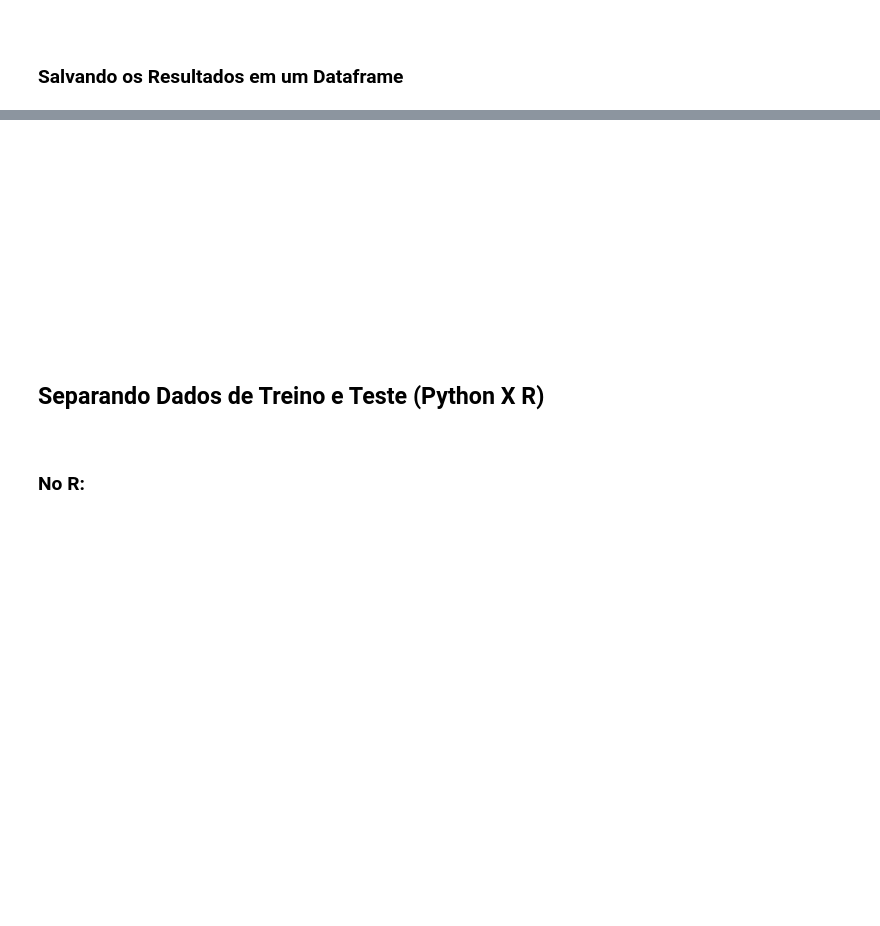
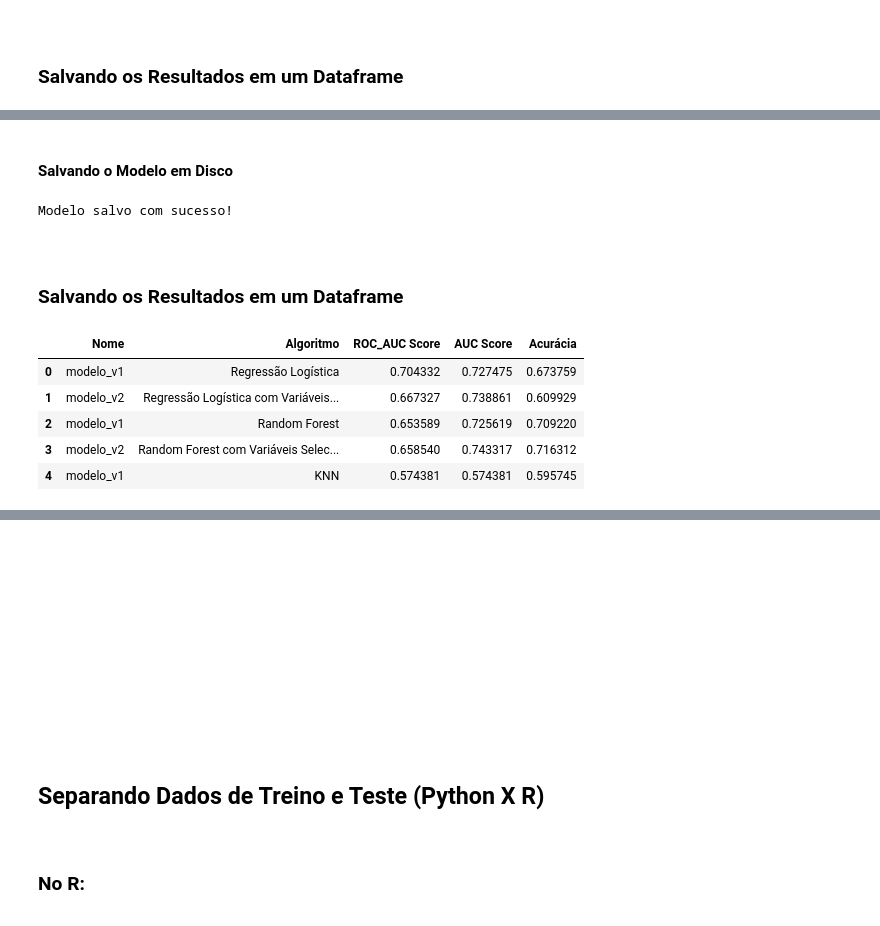
Before and after one commit to EduardoBran/Python_-_Machine_Learning, a Jupyter notebook: 01-Mini-Projeto_-_Construcao_Treinamento_Avaliacao_e_Selecao_de_Modelos_Para_Classificacao.ipynb, the cells around one changed output, grey strips where cells are left out. Drawn from its saved outputs; the diff is of its cells as text; code cells hidden in the pictures; blank space fills up the shorter version.

Commit message:
criando e avaliando desempenho dos modelos - parte 5

```diff
--- a/01-Mini-Projeto_-_Construcao_Treinamento_Avaliacao_e_Selecao_de_Modelos_Para_Classificacao.ipynb
+++ b/01-Mini-Projeto_-_Construcao_Treinamento_Avaliacao_e_Selecao_de_Modelos_Para_Classificacao.ipynb
@@ -1906,0 +1952,3 @@ display(df_modelos)
+# %%
+# Treinamento
+modelo_v3.fit(X_treino, y_treino)
@@ -1906,0 +2011,18 @@ display(df_modelos)
+# %%
+# Calculando a Acurácia em um Único Bloco
+tn, fp, fn, tp = conf_matrix_v3.ravel()
+
+# Calcula a métrica global AUC (Area Under The Curve) com dados reais e previsões em teste
+roc_auc_v3 = roc_auc_score(y_teste, y_pred_v3)
+
+# Calcula a curva ROC com dados e previsões em teste
+fpr_v3, tpr_v3, thresholds_v3 = roc_curve(y_teste, y_pred_proba_v3)
+
+# AUC em teste
+auc_v3 = auc(fpr_v3, tpr_v3)
+
+# Acurácia em teste
+acuracia_v3 = accuracy_score(y_teste, y_pred_v3)
+print(f'Acurácia: {acuracia_v3}')
+print(f'ROC AUC Score: {roc_auc_v3}')
+print(f'AUC da Curva ROC: {auc_v3}')
@@ -1906,0 +2037,40 @@ display(df_modelos)
+# %%
+# Dicionário com as métricas do modelo_v1
+dict_modelo_v3 = {'Nome': 'modelo_v1',
+                  'Algoritmo': 'KNN',
+                  'ROC_AUC Score': roc_auc_v3,
+                  'AUC Score': auc_v3,
+                  'Acurácia': acuracia_v3}
+# %% [markdown]
+#### Salvando o Modelo em Disco
+# %%
+# Salva o modelo em disco
+with open('modelos/modelo_3_v1.pkl', 'wb') as pickle_file:
+      joblib.dump(modelo_v1, 'modelos/modelo_3_v1.pkl')
+
+print("Modelo salvo com sucesso!")
+# %% [output]
+Modelo salvo com sucesso!
+# %% [markdown]
+<br>
+
+### Salvando os Resultados em um Dataframe
+# %%
+# Lista de dicionários contendo as métricas dos modelos
+modelos = [dict_modelo_v3]
+
+# Convertendo lista de dicionários para DataFrame
+modelos_df = pd.DataFrame(modelos)
+
+# Concatena o novo DataFrame com o existente
+df_modelos = pd.concat([df_modelos, modelos_df], ignore_index=True)
+# %%
+# Exibe o Dataframe
+display(df_modelos)
+# %% [output]
+|  | Nome | Algoritmo | ROC_AUC Score | AUC Score | Acurácia |
+| 0 | modelo_v1 | Regressão Logística | 0.704332 | 0.727475 | 0.673759 |
+| 1 | modelo_v2 | Regressão Logística com Variáveis... | 0.667327 | 0.738861 | 0.609929 |
+| 2 | modelo_v1 | Random Forest | 0.653589 | 0.725619 | 0.709220 |
+| 3 | modelo_v2 | Random Forest com Variáveis Selec... | 0.658540 | 0.743317 | 0.716312 |
+| 4 | modelo_v1 | KNN | 0.574381 | 0.574381 | 0.595745 |
```
Also changed, not shown: parts of 47 cells of this notebook, 7 other files.
